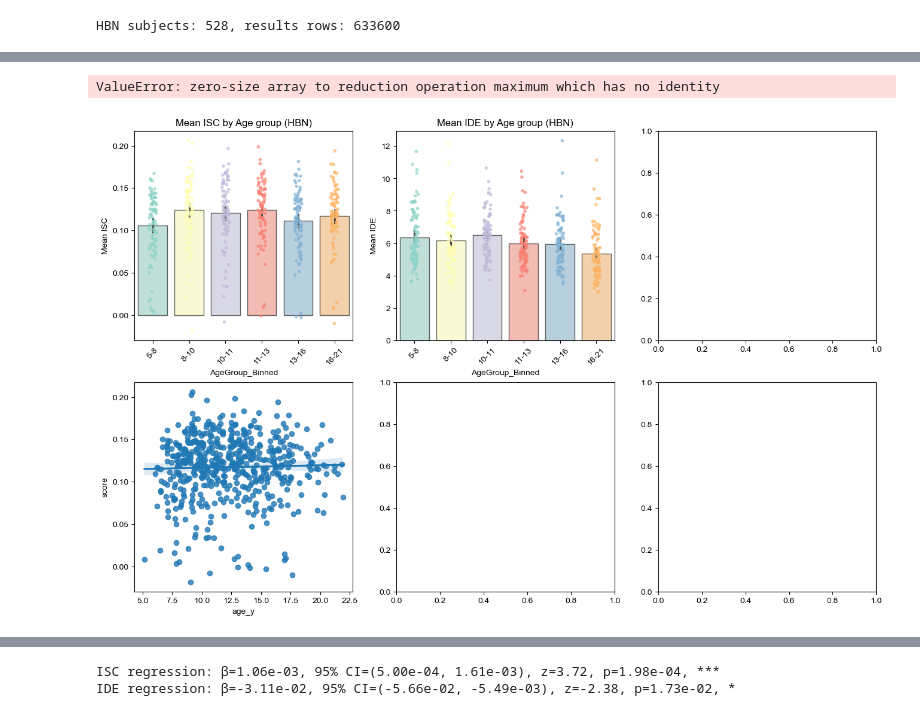
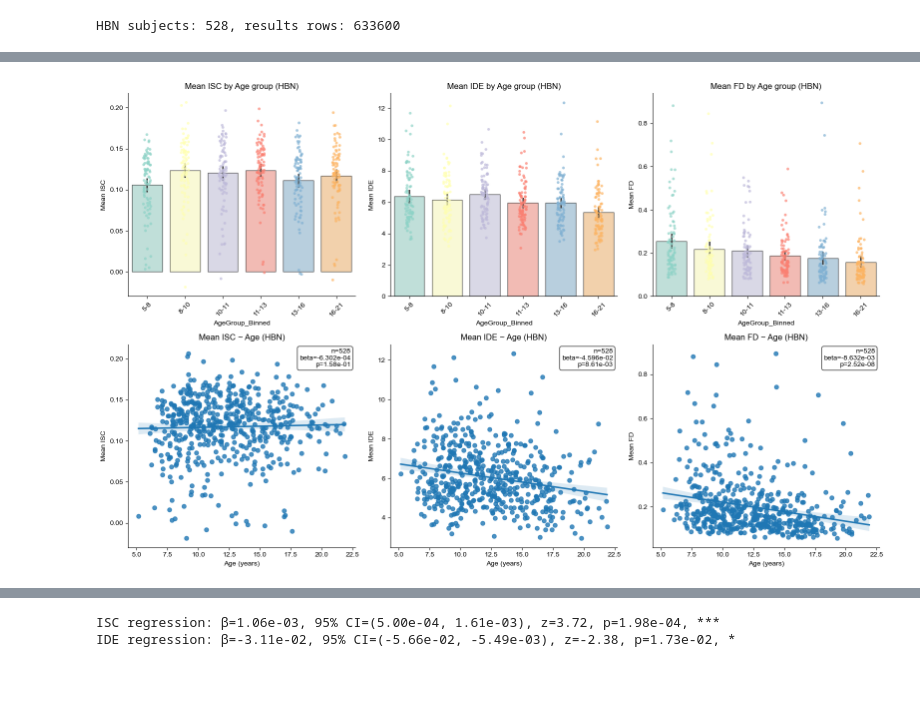
Before and after one commit to ericabusch/task_dim, a Jupyter notebook: compiled_results_analysis.ipynb, the cells around one changed output, grey strips where cells are left out. Saved outputs shown, nothing was run; the diff lists cells and outputs as text; code cells hidden in the pictures; blank space fills up the shorter version.

```diff
--- a/compiled_results_analysis.ipynb
+++ b/compiled_results_analysis.ipynb
@@ -1090,6 +1089,7 @@ age_months:C(task)    34.157579     1.0    7.194249  7.428679e-03
 mean_FD              652.214851     1.0  137.369106  6.682781e-30
 Residual            4980.547647  1049.0         NaN           NaN
 # %%
+
 # Create mean ISC dataframe for HBN
 df_regional_isc_hbn = results_df_hbn[(results_df_hbn['task'] == 'movieTP') & (results_df_hbn['measure'] == 'ISC')].copy()
 df_regional_isc_hbn['age_y'] = df_regional_isc_hbn['age_months']/12
@@ -1125,7 +1125,7 @@ ax.tick_params(axis='x', rotation=45)
 # Scatter plot of ISC vs age with regression line
 ax = axes[1, 0]
 sns.regplot(data=single_isc_hbn, x='age_y', y='score', ax=ax)
-ols1_hbn = ols('score ~ age_y + mean_FD', data=single_isc_hbn).fit()
+ols1_hbn = smf.ols('score ~ age_y + mean_FD', data=single_isc_hbn).fit()
 beta_age_isc_hbn = ols1_hbn.params['age_y']
 p_age_isc_hbn = ols1_hbn.pvalues['age_y']
 ax.text(0.98, 0.98, f'n={len(single_isc_hbn)}\nbeta={beta_age_isc_hbn:.3e}\np={p_age_isc_hbn:.2e}',
@@ -1136,35 +1136,34 @@ ax.set_xlabel('Age (years)'); ax.set_ylabel('Mean ISC'); ax.set_title('Mean ISC
 # Scatter plot of IDE vs age with regression line
 ax = axes[1, 1]
 sns.regplot(data=single_ide_hbn, x='age_y', y='score', ax=ax)
-ols2_hbn = ols('score ~ age_y + mean_FD', data=single_ide_hbn).fit()
+ols2_hbn = smf.ols('score ~ age_y + mean_FD', data=single_ide_hbn).fit()
 beta_age_id_hbn = ols2_hbn.params['age_y']
 p_age_id_hbn = ols2_hbn.pvalues['age_y']
 ax.text(0.98, 0.98, f'n={len(single_ide_hbn)}\nbeta={beta_age_id_hbn:.3e}\np={p_age_id_hbn:.2e}',
     transform=ax.transAxes, ha='right', va='top',
     bbox=dict(boxstyle='round', facecolor='white', alpha=0.8))
 ax.set_xlabel('Age (years)'); ax.set_ylabel('Mean IDE'); ax.set_title('Mean IDE ~ Age (HBN)')
 
 # Mean FD by age group
 ax = axes[0, 2]
 sns.barplot(data=single_ide_hbn, x='AgeGroup_Binned', y='mean_FD', ax=ax, order=bin_labels, palette='Set3', alpha=0.6, edgecolor='black')
 sns.stripplot(data=single_ide_hbn, x='AgeGroup_Binned', y='mean_FD', ax=ax, order=bin_labels, size=4, alpha=0.7, palette='Set3')
 ax.set_ylabel('Mean FD'); ax.set_title('Mean FD by Age group (HBN)')
 ax.tick_params(axis='x', rotation=45)
 
 # Scatter plot of mean FD vs age with regression line
 ax = axes[1, 2]
 sns.regplot(data=single_isc_hbn, x='age_y', y='mean_FD', ax=ax)
-ols3_hbn = ols('mean_FD ~ age_y', data=single_isc_hbn).fit()
+ols3_hbn = smf.ols('mean_FD ~ age_y', data=single_isc_hbn).fit()
 beta_age_fd_hbn = ols3_hbn.params['age_y']
 p_age_fd_hbn = ols3_hbn.pvalues['age_y']
 ax.text(0.98, 0.98, f'n={len(single_isc_hbn)}\nbeta={beta_age_fd_hbn:.3e}\np={p_age_fd_hbn:.2e}',
     transform=ax.transAxes, ha='right', va='top',
     bbox=dict(boxstyle='round', facecolor='white', alpha=0.8))
 ax.set_xlabel('Age (years)'); ax.set_ylabel('Mean FD'); ax.set_title('Mean FD ~ Age (HBN)')
 
 sns.despine(); plt.tight_layout()
 plt.savefig(f'{PLOT_DIR}/hbn_means_by_age.pdf', format='pdf', transparent=True)
 plt.show()
 # %% [output]
-ValueError: zero-size array to reduction operation maximum which has no identity
-[figure, old version]
+[figure, new version]
```
Also changed, not shown: parts of 25 cells of this notebook, 3 other files.
